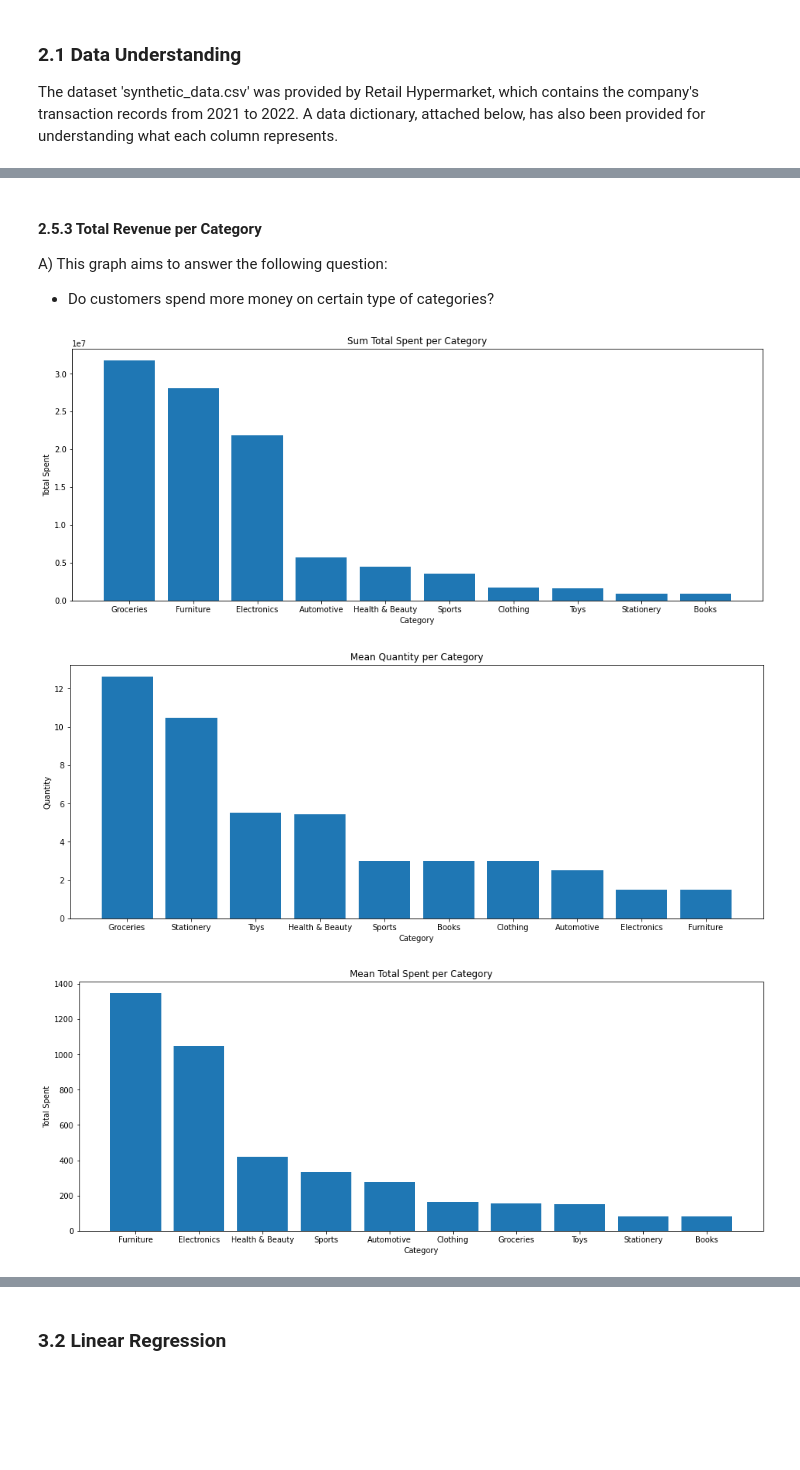
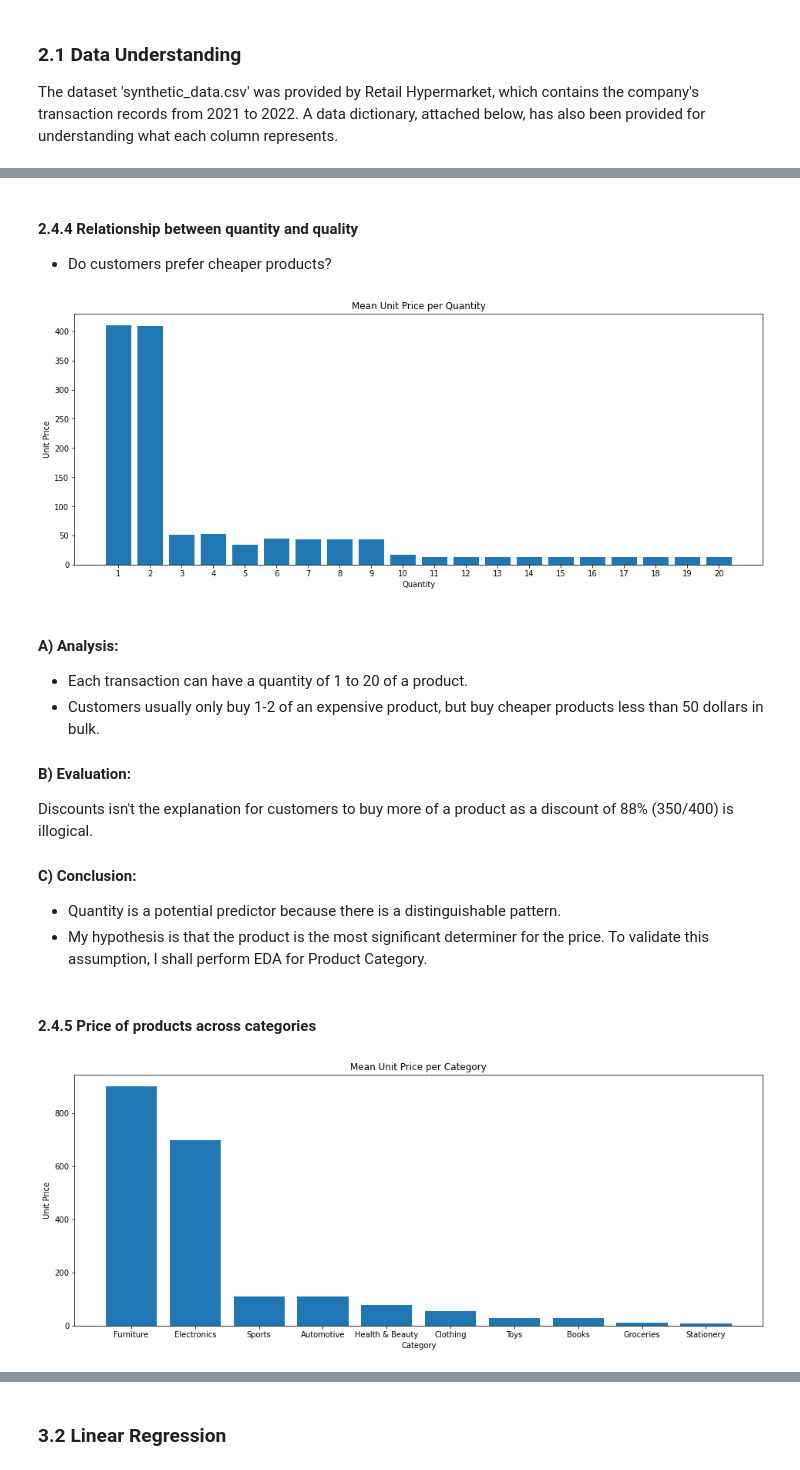
Before and after one commit to Javen05/Machine-Learning, a Jupyter notebook: 2202934B_MLDM.ipynb, the cells around one changed output, grey strips where cells are left out. Saved outputs shown, nothing was run; the diff lists cells and outputs as text; code cells hidden in the pictures; blank space fills up the shorter version.

```diff
--- a/2202934B_MLDM.ipynb
+++ b/2202934B_MLDM.ipynb
@@ -190,2 +227,0 @@ Required for answering problem statement of understanding how customer behaviour
-# %%
-df['Total_Spent'] = df['Quantity'] * df['Unit_Price']
@@ -195,3 +235,4 @@ To assess whether customers' spending behavior varies across seasons, which is p
 # %%
-df['Month'] = df['Datetime'].dt.month
+df['Quarter'] = df['Datetime'].dt.to_period('Q').astype(str).str[-1]
+# Only need the Quarter number
 # %% [markdown]
@@ -229,5 +260,5 @@ Since I cannot explore non-continuous features statistically due to limitations
 # %%
-def eda_plot(category, measure, plot_type='line', measurement='sum'):
+def eda_plot(df, category, measure, plot_type='line', measurement='sum'):
     category_revenue = df.groupby(category)[measure].agg(measurement)    # Aggr the measure per category based on measurement
     plt.figure(figsize=(16, 6))                                          # Set the size of the graph
 
@@ -285,0 +308,5 @@ D) Evaluation:
+# %%
+# Create the 'YY-MMM' column
+df['YY-MMM'] = df['Datetime'].dt.strftime('%Y-%b')
+eda_plot(df, 'YY-MMM', 'Unit_Price', measurement='mean')
+eda_plot(df, 'YY-MMM', 'Unit_Price', measurement='sum')
@@ -286,13 +321,25 @@ D) Evaluation:
 # %% [markdown]
-#### 2.5.3 Total Revenue per Category
-A) This graph aims to answer the following question:
-- Do customers spend more money on certain type of categories?
+#### 2.4.4 Relationship between quantity and quality
+- Do customers prefer cheaper products?
+# %%
+eda_plot(df, 'Quantity', 'Unit_Price', 'bar', measurement='mean')
+# %% [output]
+[figure, added]
+# %% [markdown]
+#### A) Analysis:
+- Each transaction can have a quantity of 1 to 20 of a product.
+- Customers usually only buy 1-2 of an expensive product, but buy cheaper products less than 50 dollars in bulk.
+
+#### B) Evaluation:
+Discounts isn't the explanation for customers to buy more of a product as a discount of 88% (350/400) is illogical.
+
+#### C) Conclusion:
+- Quantity is a potential predictor because there is a distinguishable pattern.
+- My hypothesis is that the product is the most significant determiner for the price. To validate this assumption, I shall perform EDA for Product Category.
+# %% [markdown]
+#### 2.4.5 Price of products across categories
 # %%
-eda_plot('Category', 'Total_Spent', 'bar')
-eda_plot('Category', 'Quantity', 'bar', 'mean')
-eda_plot('Category', 'Total_Spent', 'bar', 'mean')
+eda_plot(df, 'Category', 'Unit_Price', 'bar', 'mean')
 # %% [output]
-[figure, old version]
+[figure, new version]
-[figure, removed]
-[figure, removed]
 # %% [markdown]
```
Also changed, not shown: parts of 129 cells of this notebook, 1 other file.
